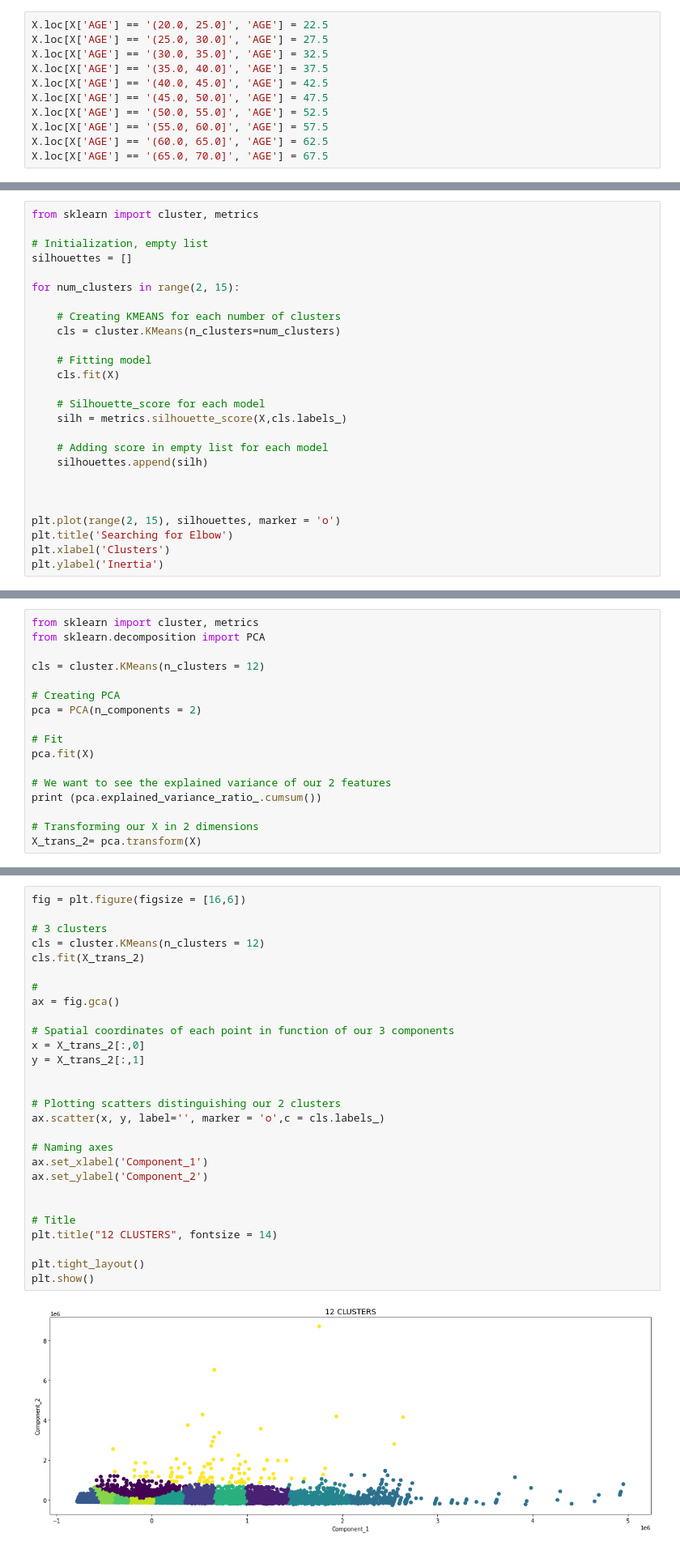
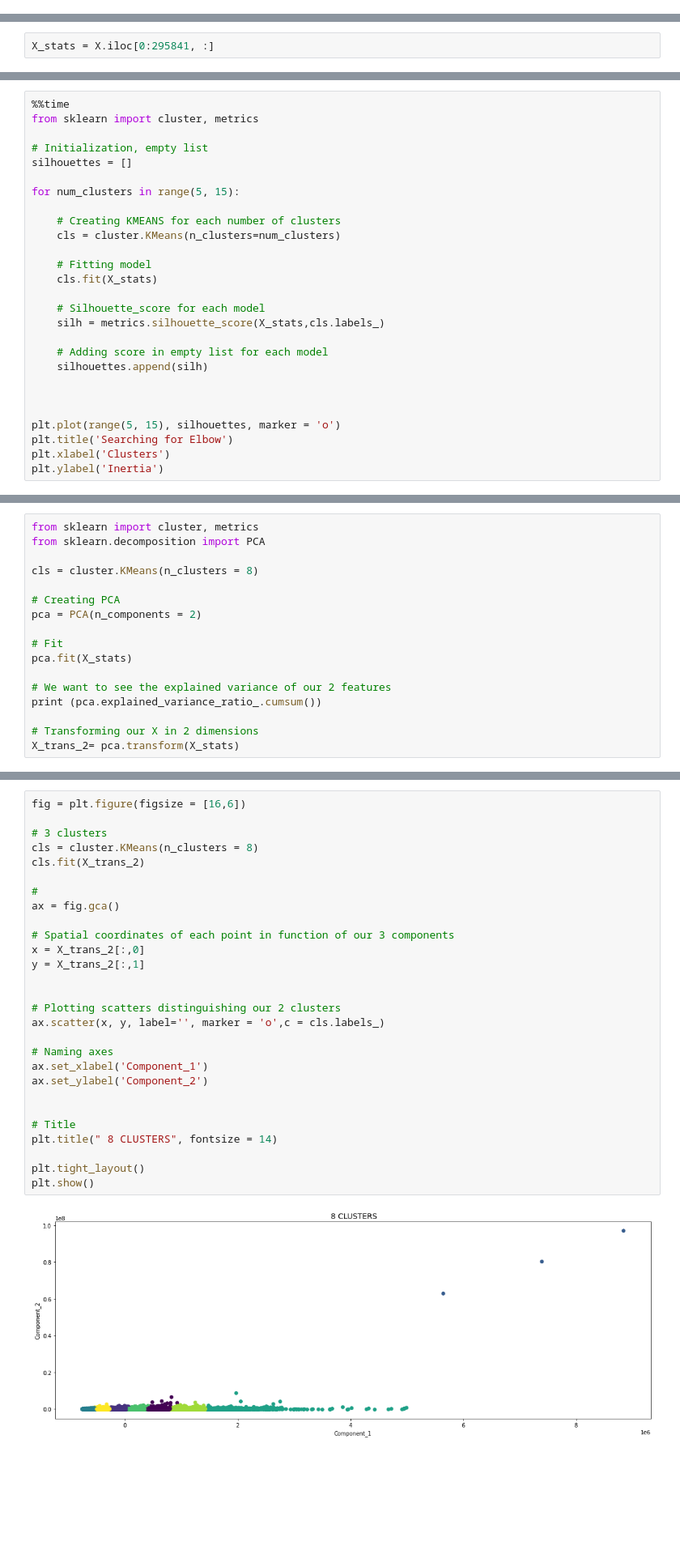
Before and after one commit to volantinho/P7_OC, a Jupyter notebook: P07_03_clustering.ipynb, the cells around one changed output, grey strips where cells are left out. Shown at 81% size. Saved outputs shown, nothing was run; the diff lists cells and outputs as text; blank space fills up the shorter version.

```diff
--- a/P07_03_clustering.ipynb
+++ b/P07_03_clustering.ipynb
@@ -29,11 +22,0 @@ array(['(25.0, 30.0]', '(30.0, 35.0]', '(40.0, 45.0]', '(50.0, 55.0]',
-# %%
-X.loc[X['AGE'] == '(20.0, 25.0]', 'AGE'] = 22.5
-X.loc[X['AGE'] == '(25.0, 30.0]', 'AGE'] = 27.5
-X.loc[X['AGE'] == '(30.0, 35.0]', 'AGE'] = 32.5
-X.loc[X['AGE'] == '(35.0, 40.0]', 'AGE'] = 37.5
-X.loc[X['AGE'] == '(40.0, 45.0]', 'AGE'] = 42.5
-X.loc[X['AGE'] == '(45.0, 50.0]', 'AGE'] = 47.5
-X.loc[X['AGE'] == '(50.0, 55.0]', 'AGE'] = 52.5
-X.loc[X['AGE'] == '(55.0, 60.0]', 'AGE'] = 57.5
-X.loc[X['AGE'] == '(60.0, 65.0]', 'AGE'] = 62.5
-X.loc[X['AGE'] == '(65.0, 70.0]', 'AGE'] = 67.5
@@ -48,0 +23,2 @@ X.head()
+# %%
+X_stats = X.iloc[0:295841, :]
@@ -49,26 +38,27 @@ X.head()
 # %%
+%%time
 from sklearn import cluster, metrics
 
 # Initialization, empty list
 silhouettes = []
 
-for num_clusters in range(2, 15):
+for num_clusters in range(5, 15):
 
     # Creating KMEANS for each number of clusters
     cls = cluster.KMeans(n_clusters=num_clusters)
 
     # Fitting model
-    cls.fit(X)
+    cls.fit(X_stats)
 
     # Silhouette_score for each model
-    silh = metrics.silhouette_score(X,cls.labels_)
+    silh = metrics.silhouette_score(X_stats,cls.labels_)
 
     # Adding score in empty list for each model
     silhouettes.append(silh)
 
 
 
-plt.plot(range(2, 15), silhouettes, marker = 'o')
+plt.plot(range(5, 15), silhouettes, marker = 'o')
 plt.title('Searching for Elbow')
 plt.xlabel('Clusters')
 plt.ylabel('Inertia')
@@ -79,17 +73,17 @@ Text(0, 0.5, 'Inertia')
 from sklearn import cluster, metrics
 from sklearn.decomposition import PCA
 
-cls = cluster.KMeans(n_clusters = 12)
+cls = cluster.KMeans(n_clusters = 8)
 
 # Creating PCA
 pca = PCA(n_components = 2)
 
 # Fit
-pca.fit(X)
+pca.fit(X_stats)
 
 # We want to see the explained variance of our 2 features
 print (pca.explained_variance_ratio_.cumsum())
 
 # Transforming our X in 2 dimensions
-X_trans_2= pca.transform(X)
+X_trans_2= pca.transform(X_stats)
 # %% [output]
@@ -97,30 +91,30 @@ X_trans_2= pca.transform(X)
 # %%
 fig = plt.figure(figsize = [16,6])
 
 # 3 clusters
-cls = cluster.KMeans(n_clusters = 12)
+cls = cluster.KMeans(n_clusters = 8)
 cls.fit(X_trans_2)
 
 #
 ax = fig.gca()
 
 # Spatial coordinates of each point in function of our 3 components
 x = X_trans_2[:,0]
 y = X_trans_2[:,1]
 
 
 # Plotting scatters distinguishing our 2 clusters
 ax.scatter(x, y, label='', marker = 'o',c = cls.labels_)
 
 # Naming axes
 ax.set_xlabel('Component_1')
 ax.set_ylabel('Component_2')
 
 
 # Title
-plt.title("12 CLUSTERS", fontsize = 14)
+plt.title(" 8 CLUSTERS", fontsize = 14)
 
 plt.tight_layout()
 plt.show()
 # %% [output]
-[figure, old version]
+[figure, new version]
```
Also changed, not shown: parts of 77 cells of this notebook, 2 other files.
